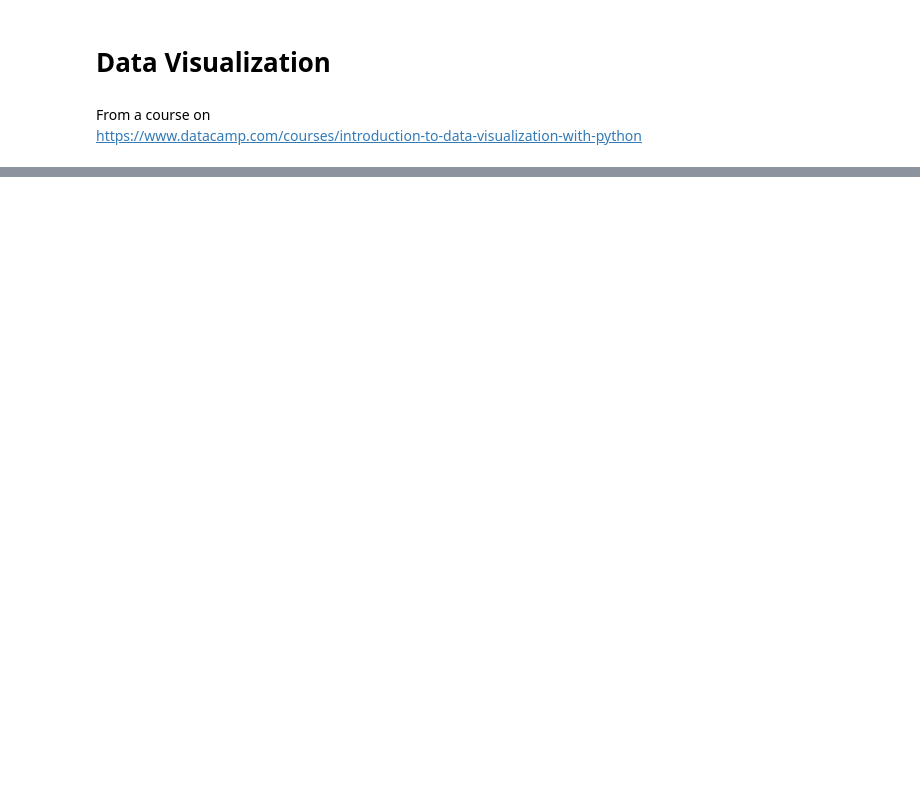
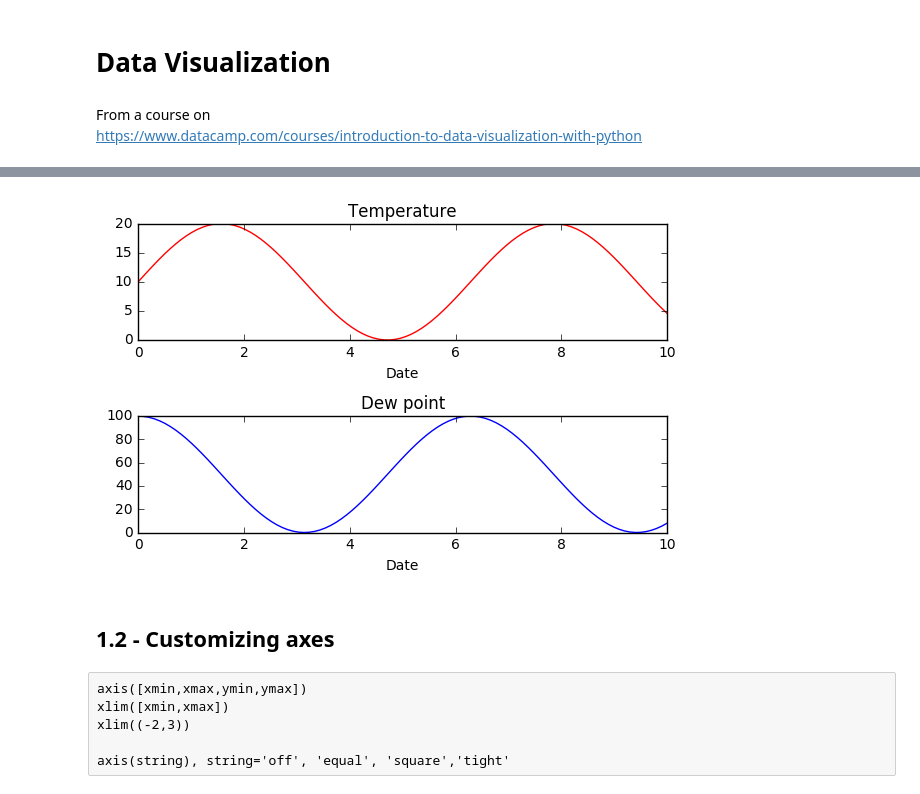
Before and after one commit to sondrevf/Ipython_Cern, a Jupyter notebook: 00_PythonInGeneral/IntroductionToDataVisualization.ipynb, the cells around one changed output, grey strips where cells are left out. Drawn from its saved outputs; the diff is of its cells as text; code cells hidden in the pictures; blank space fills up the shorter version.

```diff
--- a/00_PythonInGeneral/IntroductionToDataVisualization.ipynb
+++ b/00_PythonInGeneral/IntroductionToDataVisualization.ipynb
@@ -27,0 +48,22 @@ plt.plot
+# %%
+plt.subplot(2,1,1)  #nrow,ncol,nsubplot
+plt.plot(t,temperature,'r')
+plt.xlabel('Date')
+plt.title('Temperature')
+
+plt.subplot(2,1,2)  #nrow,ncol,nsubplot
+plt.plot(t,dewpoint,'b')
+plt.xlabel('Date')
+plt.title('Dew point')
+plt.tight_layout()
+plt.show()
+# %% [output]
+[figure, added]
+# %% [markdown]
+## 1.2 - Customizing axes
+# %% [raw]
+axis([xmin,xmax,ymin,ymax])
+xlim([xmin,xmax])
+xlim((-2,3))
+
+axis(string), string='off', 'equal', 'square','tight'
```
Also changed, not shown: parts of 15 cells of this notebook, 22 other files.
